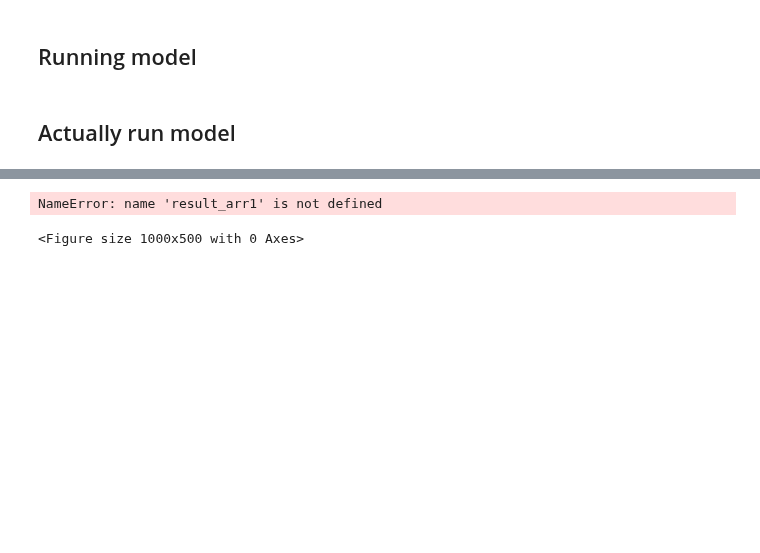
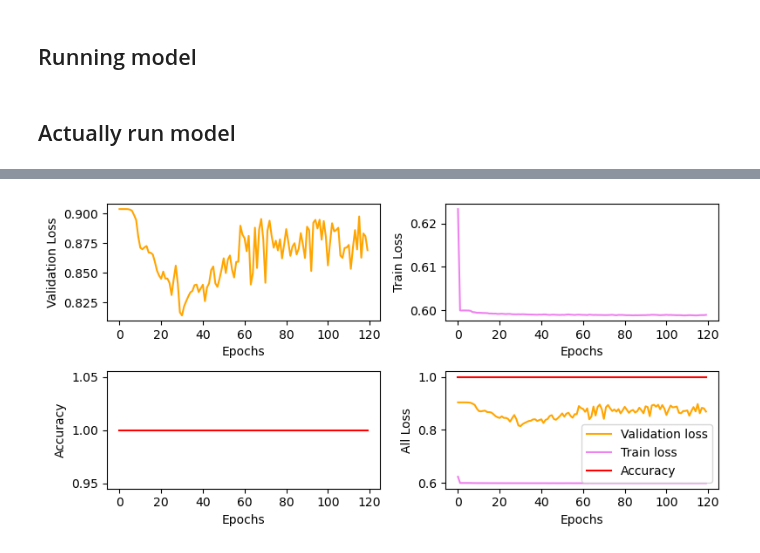
Before and after one commit to neil-power/mphys-galaxy, a Jupyter notebook: Code/default_resnet.ipynb, the cells around one changed output, grey strips where cells are left out. Drawn from its saved outputs; the diff is of its cells as text; code cells hidden in the pictures; blank space fills up the shorter version.

Commit message:
Updated plotting function

```diff
--- a/Code/default_resnet.ipynb
+++ b/Code/default_resnet.ipynb
@@ -41,6 +44,11 @@ Using device: cpu
 ## Importing data
 # %%
 catalog = pd.read_csv(CATALOG_PATH)
+
+#Select only S or Z
+catalog = catalog[catalog['P_EL']<0.8]
+
+
 print(f"Loaded {catalog.shape[0]} galaxy images")
 
 #Select features (clockwise and anti-clockwise probabilities)
@@ -156,7 +164,7 @@ if torch.cuda.is_available():
 # %% [markdown]
 ### Hyperparameters
 # %%
-learning_rate = 0.0001
+learning_rate = 0.01
 weight_decay = 1
 
 num_epochs = 120
@@ -262,7 +284,7 @@ def test_train_model(X,Y,model):
     for epoch in range(num_epochs):
 
         train_loss = train(model, train_loader, optimizer, device)
-        val_loss = validate(model, val_loader, device)
+        val_loss, test_accuracy = validate(model, val_loader, device)
 
         #scheduler.step()
 
@@ -272,12 +294,12 @@ def test_train_model(X,Y,model):
             best_epoch = epoch
 
         #set output row
-        results = [epoch, train_loss, val_loss]
+        results = [epoch, train_loss, val_loss,test_accuracy]
         result_arr[epoch] = results
 
         #print epoch results
         if not QUIET:
-            print(f"Epoch: {epoch}, Train Loss: {train_loss:4f}, Validation Loss: {val_loss:4f}, Learning Rate: {optimizer.param_groups[0]['lr']:4f}")
+            print(f"Epoch: {epoch}, Train Loss: {train_loss:4f}, Validation Loss: {val_loss:4f}, Accuracy: {test_accuracy:4f}, Learning Rate: {optimizer.param_groups[0]['lr']:4f}")
 
     test_arr=[]
     if TEST_USE:
@@ -317,17 +339,30 @@ KeyboardInterrupt:
-# %%
-#plot the training cycle
-plt.figure(figsize=(10,5))
-plt.plot(result_arr1[:,0],result_arr1[:,3],linestyle='-', label='Accuracy')
-plt.plot(result_arr1[:,0],result_arr1[:,2],linestyle='-', c='orange',label='Validation loss')
-plt.plot(result_arr1[:,0],result_arr1[:,1],linestyle='-', c='violet',label='Train loss')
-plt.ylim(0,1.5)
-plt.xlim(0,num_epochs-1)
-plt.title('NN training cycle')
-plt.xlabel('Epochs')
-plt.ylabel('Loss')
-plt.grid()
-plt.legend()
-plt.show()
-# %% [output]
-NameError: name 'result_arr1' is not defined
-<Figure size 1000x500 with 0 Axes>
+# %%
+#plot the training cycle
+fig = plt.figure(figsize=(8,4))
+ax1 = fig.add_subplot(221)
+#plt.plot(result_arr1[:,0],result_arr1[:,3],linestyle='-', label='Accuracy')
+ax1.plot(result_arr1[:,0],result_arr1[:,2],linestyle='-', c='orange',label='Validation loss')
+ax1.set_xlabel('Epochs')
+ax1.set_ylabel('Validation Loss')
+
+ax2 = fig.add_subplot(222)
+ax2.plot(result_arr1[:,0],result_arr1[:,1],linestyle='-', c='violet',label='Train loss')
+ax2.set_xlabel('Epochs')
+ax2.set_ylabel('Train Loss')
+
+ax3 = fig.add_subplot(223)
+ax3.plot(result_arr1[:,0],result_arr1[:,3],linestyle='-', c='red',label='Accuracy')
+ax3.set_xlabel('Epochs')
+ax3.set_ylabel('Accuracy')
+
+ax4 = fig.add_subplot(224)
+ax4.plot(result_arr1[:,0],result_arr1[:,2],linestyle='-', c='orange',label='Validation loss')
+ax4.plot(result_arr1[:,0],result_arr1[:,1],linestyle='-', c='violet',label='Train loss')
+ax4.plot(result_arr1[:,0],result_arr1[:,3],linestyle='-', c='red',label='Accuracy')
+ax4.set_xlabel('Epochs')
+ax4.set_ylabel('All Loss')
+ax4.legend()
+plt.tight_layout()
+plt.show()
+# %% [output]
+[figure, added]
```
Also changed, not shown: parts of 6 cells of this notebook.
